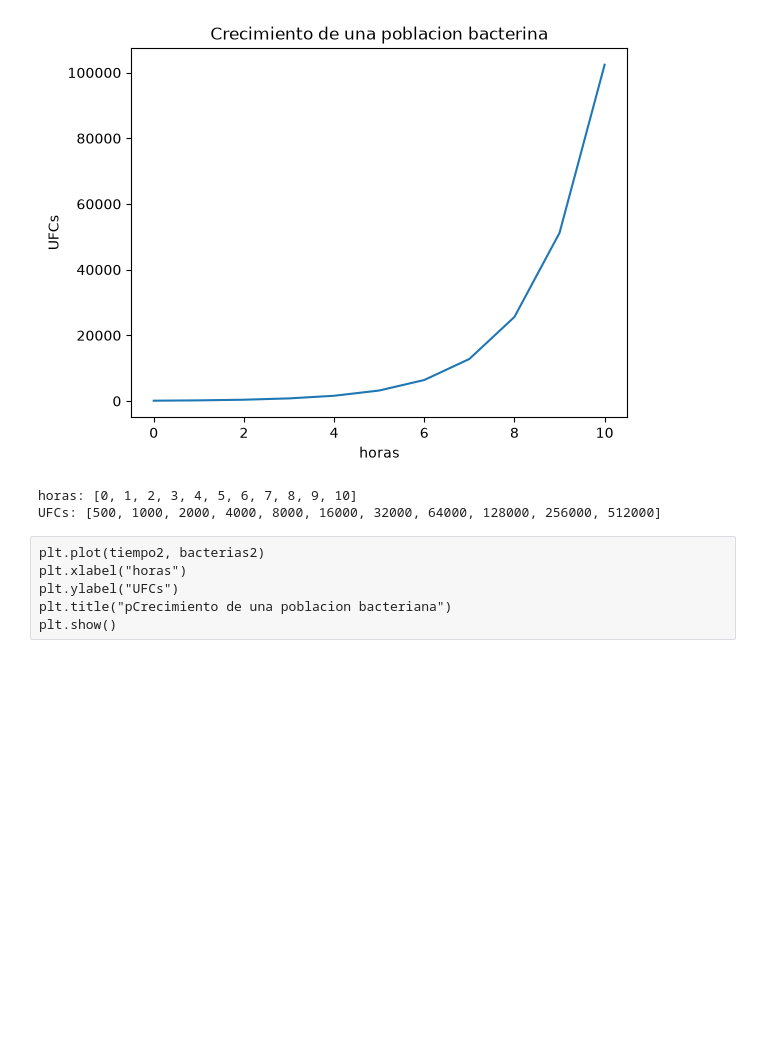
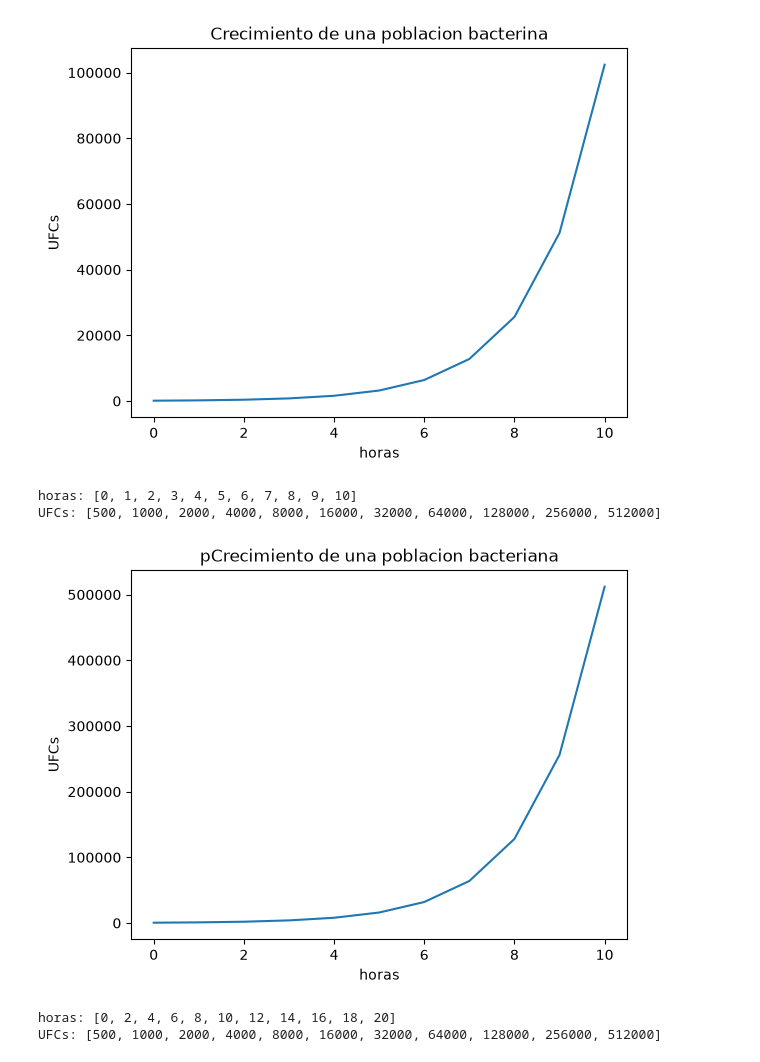
Before and after one commit to karendiaz16/MetodosBiologiaComputacional_2027-1_5457, a Jupyter notebook: clase140926.ipynb, the cells around one changed output. Saved outputs shown, nothing was run; the diff lists cells and outputs as text; code cells hidden in the pictures; blank space fills up the shorter version.

```diff
--- a/clase140926.ipynb
+++ b/clase140926.ipynb
@@ -27,6 +27,6 @@ plt.show()
 # %% [output]
 [figure]
 # %%
-tiempo2 = [0, 1, 2, 3, 4, 5, 6, 7, 8, 9, 10]
-bacterias2 = [500, 1000, 2000, 4000, 8000, 16000, 32000, 64000, 128000, 256000, 512000]
+tiempo_2 = [0, 1, 2, 3, 4, 5, 6, 7, 8, 9, 10]
+bacterias_2 = [500, 1000, 2000, 4000, 8000, 16000, 32000, 64000, 128000, 256000, 512000]
 # %%
@@ -35,9 +35,3 @@ print ("UFCs:", bacterias2)
 # %% [output]
 horas: [0, 1, 2, 3, 4, 5, 6, 7, 8, 9, 10]
 UFCs: [500, 1000, 2000, 4000, 8000, 16000, 32000, 64000, 128000, 256000, 512000]
-# %% [raw]
-plt.plot(tiempo2, bacterias2)
-plt.xlabel("horas")
-plt.ylabel("UFCs")
-plt.title("pCrecimiento de una poblacion bacteriana")
-plt.show()
@@ -45,0 +38,17 @@ tiempo2 = [
+# %%
+plt.plot(tiempo_2, bacterias_2)
+plt.xlabel("horas")
+plt.ylabel("UFCs")
+plt.title("pCrecimiento de una poblacion bacteriana")
+plt.show()
+# %% [output]
+[figure, added]
+# %%
+tiempo_3 = [0, 2, 4, 6, 8, 10, 12, 14, 16, 18, 20]
+bacterias_3 = [500, 1000, 2000, 4000, 8000, 16000, 32000, 64000, 128000, 256000, 512000]
+
+print("horas:", tiempo_3)
+print("UFCs:", bacterias_3)
+# %% [output]
+horas: [0, 2, 4, 6, 8, 10, 12, 14, 16, 18, 20]
+UFCs: [500, 1000, 2000, 4000, 8000, 16000, 32000, 64000, 128000, 256000, 512000]
```
Also changed, not shown: parts of 20 cells of this notebook.
